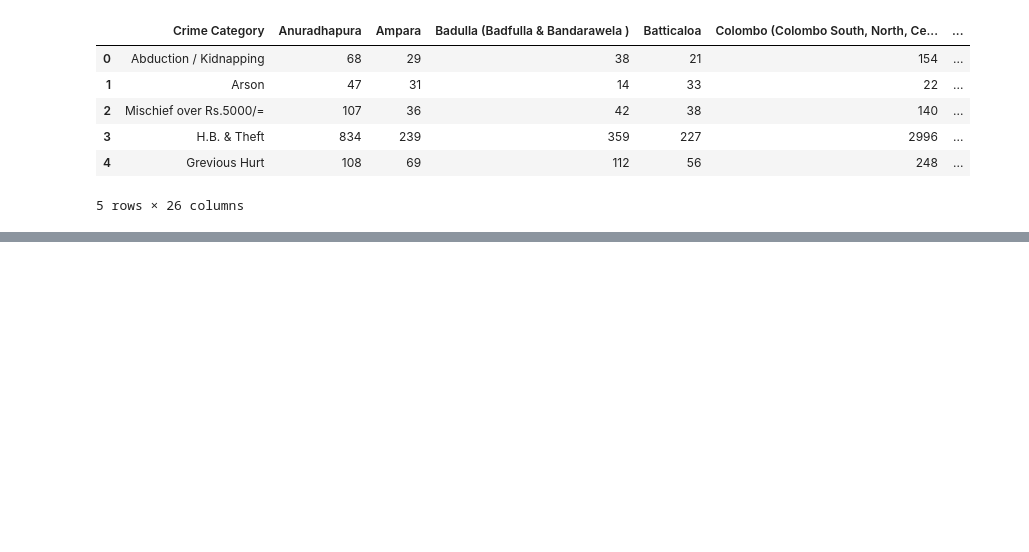
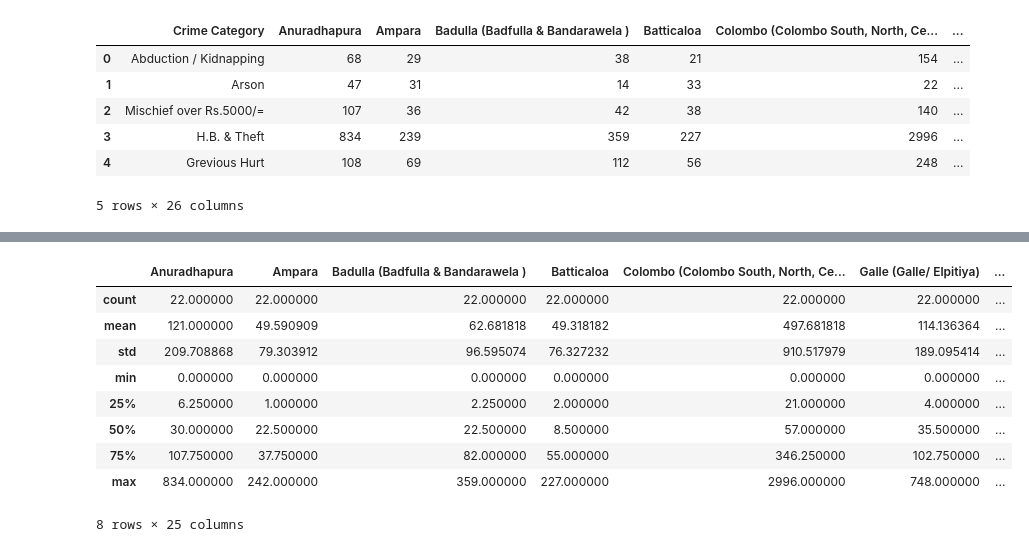
Before and after one commit to Sandanu87/DSPL_ICW, a Jupyter notebook: ICW_data_prep.ipynb, the cells around one changed output, grey strips where cells are left out. Saved outputs shown, nothing was run; the diff lists cells and outputs as text; code cells hidden in the pictures; blank space fills up the shorter version.

```diff
--- a/ICW_data_prep.ipynb
+++ b/ICW_data_prep.ipynb
@@ -74,0 +123,13 @@ data.describe()
+# %%
+df_12.describe()
+# %% [output]
+|  | Anuradhapura | Ampara | Badulla (Badfulla & Bandarawela ) | Batticaloa | Colombo (Colombo South, North, Ce... | Galle (Galle/ Elpitiya) | ... |
+| count | 22.000000 | 22.000000 | 22.000000 | 22.000000 | 22.000000 | 22.000000 | ... |
+| mean | 121.000000 | 49.590909 | 62.681818 | 49.318182 | 497.681818 | 114.136364 | ... |
+| std | 209.708868 | 79.303912 | 96.595074 | 76.327232 | 910.517979 | 189.095414 | ... |
+| min | 0.000000 | 0.000000 | 0.000000 | 0.000000 | 0.000000 | 0.000000 | ... |
+| 25% | 6.250000 | 1.000000 | 2.250000 | 2.000000 | 21.000000 | 4.000000 | ... |
+| 50% | 30.000000 | 22.500000 | 22.500000 | 8.500000 | 57.000000 | 35.500000 | ... |
+| 75% | 107.750000 | 37.750000 | 82.000000 | 55.000000 | 346.250000 | 102.750000 | ... |
+| max | 834.000000 | 242.000000 | 359.000000 | 227.000000 | 2996.000000 | 748.000000 | ... |
+8 rows × 25 columns
```
Also changed, not shown: parts of 25 cells of this notebook.
